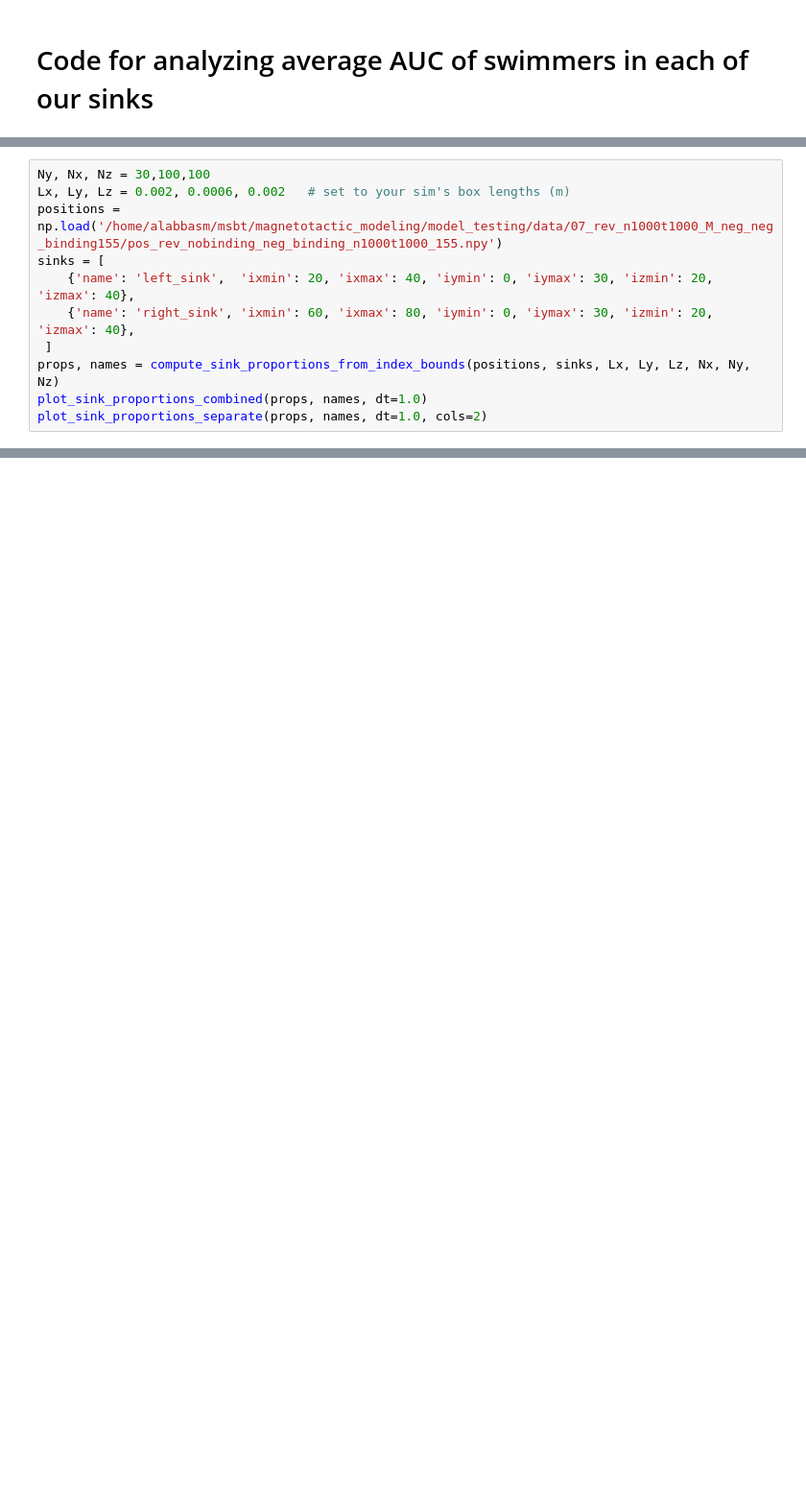
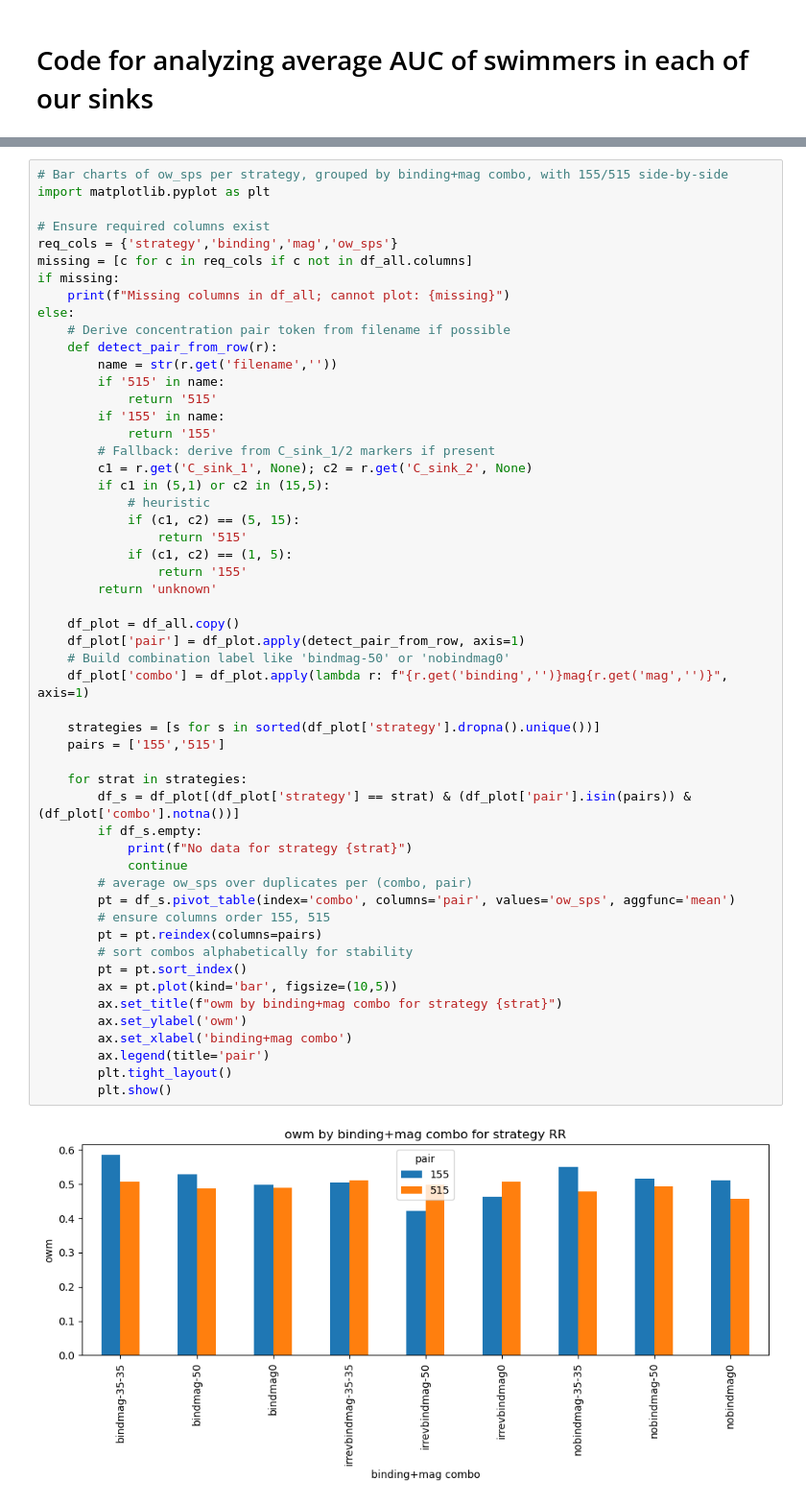
Before and after one commit to alabbasm/pMagMove, a Jupyter notebook: testing/02_AUC.ipynb, the cells around one changed output, grey strips where cells are left out. Shown: that part at 96% size. Cells and saved outputs as stored; diff of their text form; blank space fills up the shorter version.

```diff
--- a/testing/02_AUC.ipynb
+++ b/testing/02_AUC.ipynb
@@ -432,11 +437,0 @@ plot_sink_proportions_separate(props, names, dt=1.0, cols=2)
-# %%
-Ny, Nx, Nz = 30,100,100
-Lx, Ly, Lz = 0.002, 0.0006, 0.002   # set to your sim's box lengths (m)
-positions = np.load('/home/alabbasm/msbt/magnetotactic_modeling/model_testing/data/07_rev_n1000t1000_M_neg_neg_binding155/pos_rev_nobinding_neg_binding_n1000t1000_155.npy')
-sinks = [
- 	{'name': 'left_sink',  'ixmin': 20, 'ixmax': 40, 'iymin': 0, 'iymax': 30, 'izmin': 20, 'izmax': 40},
- 	{'name': 'right_sink', 'ixmin': 60, 'ixmax': 80, 'iymin': 0, 'iymax': 30, 'izmin': 20, 'izmax': 40},
- ]
-props, names = compute_sink_proportions_from_index_bounds(positions, sinks, Lx, Ly, Lz, Nx, Ny, Nz)
-plot_sink_proportions_combined(props, names, dt=1.0)
-plot_sink_proportions_separate(props, names, dt=1.0, cols=2)
@@ -445,0 +595,55 @@ plot_sink_proportions_separate(props, names, dt=1.0, cols=2)
+# %%
+# Bar charts of ow_sps per strategy, grouped by binding+mag combo, with 155/515 side-by-side
+import matplotlib.pyplot as plt
+
+# Ensure required columns exist
+req_cols = {'strategy','binding','mag','ow_sps'}
+missing = [c for c in req_cols if c not in df_all.columns]
+if missing:
+	print(f"Missing columns in df_all; cannot plot: {missing}")
+else:
+	# Derive concentration pair token from filename if possible
+	def detect_pair_from_row(r):
+		name = str(r.get('filename',''))
+		if '515' in name:
+			return '515'
+		if '155' in name:
+			return '155'
+		# Fallback: derive from C_sink_1/2 markers if present
+		c1 = r.get('C_sink_1', None); c2 = r.get('C_sink_2', None)
+		if c1 in (5,1) or c2 in (15,5):
+			# heuristic
+			if (c1, c2) == (5, 15):
+				return '515'
+			if (c1, c2) == (1, 5):
+				return '155'
+		return 'unknown'
+
+	df_plot = df_all.copy()
+	df_plot['pair'] = df_plot.apply(detect_pair_from_row, axis=1)
+	# Build combination label like 'bindmag-50' or 'nobindmag0'
+	df_plot['combo'] = df_plot.apply(lambda r: f"{r.get('binding','')}mag{r.get('mag','')}", axis=1)
+
+	strategies = [s for s in sorted(df_plot['strategy'].dropna().unique())]
+	pairs = ['155','515']
+
+	for strat in strategies:
+		df_s = df_plot[(df_plot['strategy'] == strat) & (df_plot['pair'].isin(pairs)) & (df_plot['combo'].notna())]
+		if df_s.empty:
+			print(f"No data for strategy {strat}")
+			continue
+		# average ow_sps over duplicates per (combo, pair)
+		pt = df_s.pivot_table(index='combo', columns='pair', values='ow_sps', aggfunc='mean')
+		# ensure columns order 155, 515
+		pt = pt.reindex(columns=pairs)
+		# sort combos alphabetically for stability
+		pt = pt.sort_index()
+		ax = pt.plot(kind='bar', figsize=(10,5))
+		ax.set_title(f"owm by binding+mag combo for strategy {strat}")
+		ax.set_ylabel('owm')
+		ax.set_xlabel('binding+mag combo')
+		ax.legend(title='pair')
+		plt.tight_layout()
+		plt.show()
+# %% [output]
+[figure, added]
```
Also changed, not shown: parts of 21 cells of this notebook, 8 other files.
